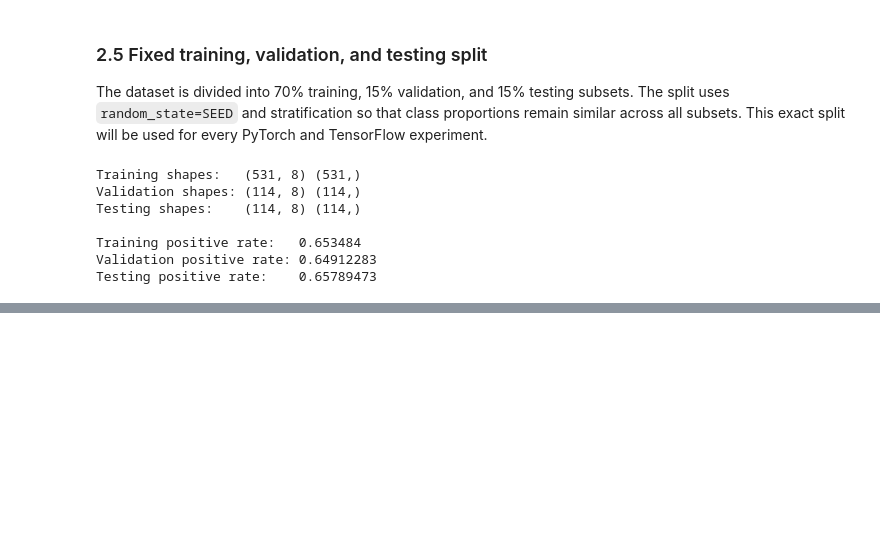
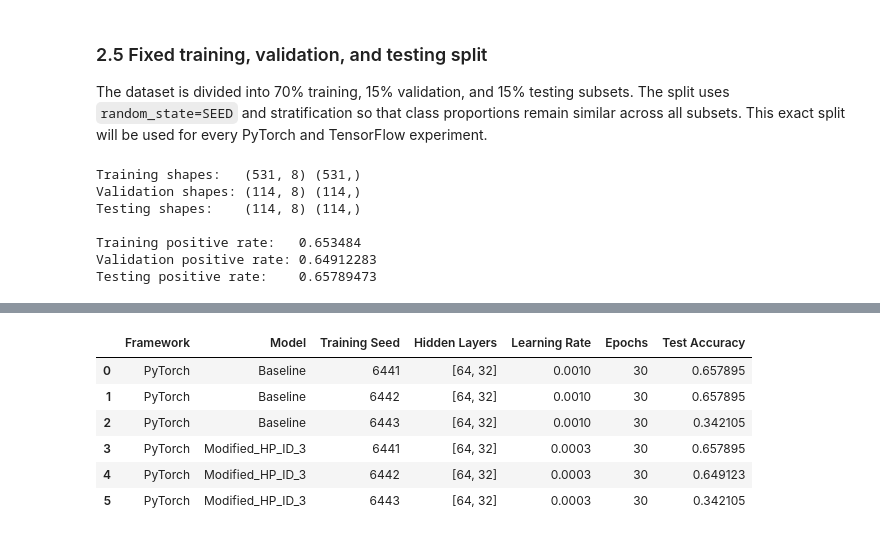
Before and after one commit to Nikikanaparthi21/data266-6441, a Jupyter notebook: neural_networks.ipynb, the cells around one changed output, grey strips where cells are left out. Saved outputs shown, nothing was run; the diff lists cells and outputs as text; code cells hidden in the pictures; blank space fills up the shorter version.

```diff
--- a/neural_networks.ipynb
+++ b/neural_networks.ipynb
@@ -254,0 +260,19 @@ Testing positive rate:    0.65789473
+# %%
+import torch
+import torch.nn as nn
+import torch.optim as optim
+
+from torch.utils.data import DataLoader, TensorDataset
+
+X_train_tensor = torch.tensor(X_train, dtype=torch.float32)
+y_train_tensor = torch.tensor(y_train, dtype=torch.float32).reshape(-1, 1)
+
+X_val_tensor = torch.tensor(X_val, dtype=torch.float32)
+y_val_tensor = torch.tensor(y_val, dtype=torch.float32).reshape(-1, 1)
+
+X_test_tensor = torch.tensor(X_test, dtype=torch.float32)
+y_test_tensor = torch.tensor(y_test, dtype=torch.float32).reshape(-1, 1)
+
+print("Training tensors:", X_train_tensor.shape, y_train_tensor.shape)
+print("Validation tensors:", X_val_tensor.shape, y_val_tensor.shape)
+print("Testing tensors:", X_test_tensor.shape, y_test_tensor.shape)
@@ -254,0 +470,50 @@ Testing positive rate:    0.65789473
+# %%
+import os
+import pandas as pd
+
+os.makedirs("models", exist_ok=True)
+
+pytorch_result_rows = []
+pytorch_histories = {}
+
+for config in [BASELINE_CONFIG, MODIFIED_CONFIG]:
+    for training_seed in TRAINING_SEEDS:
+        print(
+            f"Training {config['name']} "
+            f"with seed {training_seed}..."
+        )
+
+        model, history, accuracy = train_pytorch_model(
+            config=config,
+            training_seed=training_seed
+        )
+
+        pytorch_result_rows.append({
+            "Framework": "PyTorch",
+            "Model": config["name"],
+            "Training Seed": training_seed,
+            "Hidden Layers": str(config["hidden_layers"]),
+            "Learning Rate": config["learning_rate"],
+            "Epochs": config["epochs"],
+            "Test Accuracy": accuracy
+        })
+
+        pytorch_histories[
+            (config["name"], training_seed)
+        ] = history
+
+        checkpoint_name = (
+            f"models/pytorch_"
+            f"{config['name'].lower()}_"
+            f"seed_{training_seed}.pt"
+        )
+
+        torch.save(model.state_dict(), checkpoint_name)
+
+        print(f"Test accuracy: {accuracy:.4f}")
+        print(f"Saved: {checkpoint_name}\n")
+
+pytorch_results = pd.DataFrame(pytorch_result_rows)
+
+display(pytorch_results)
+# %% [output]
@@ -254,0 +537,7 @@ Testing positive rate:    0.65789473
+|  | Framework | Model | Training Seed | Hidden Layers | Learning Rate | Epochs | Test Accuracy |
+| 0 | PyTorch | Baseline | 6441 | [64, 32] | 0.0010 | 30 | 0.657895 |
+| 1 | PyTorch | Baseline | 6442 | [64, 32] | 0.0010 | 30 | 0.657895 |
+| 2 | PyTorch | Baseline | 6443 | [64, 32] | 0.0010 | 30 | 0.342105 |
+| 3 | PyTorch | Modified_HP_ID_3 | 6441 | [64, 32] | 0.0003 | 30 | 0.657895 |
+| 4 | PyTorch | Modified_HP_ID_3 | 6442 | [64, 32] | 0.0003 | 30 | 0.649123 |
+| 5 | PyTorch | Modified_HP_ID_3 | 6443 | [64, 32] | 0.0003 | 30 | 0.342105 |
```
Also changed, not shown: parts of 31 cells of this notebook.
